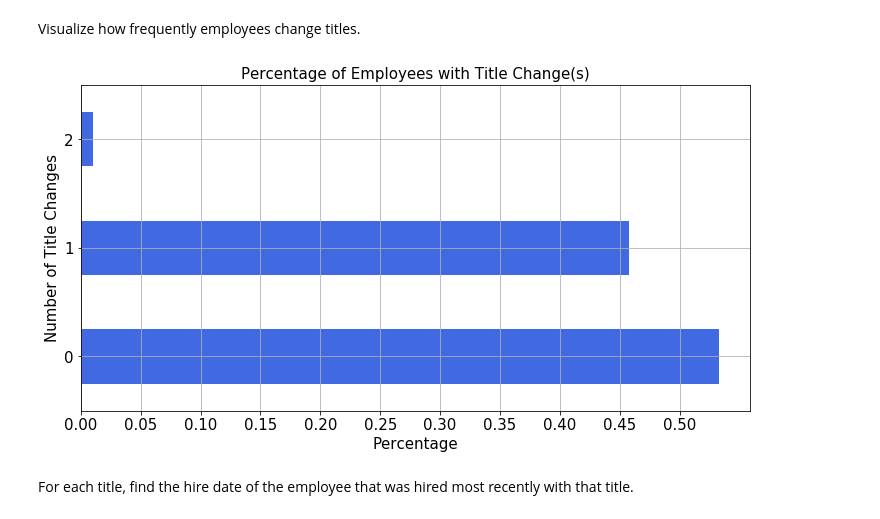
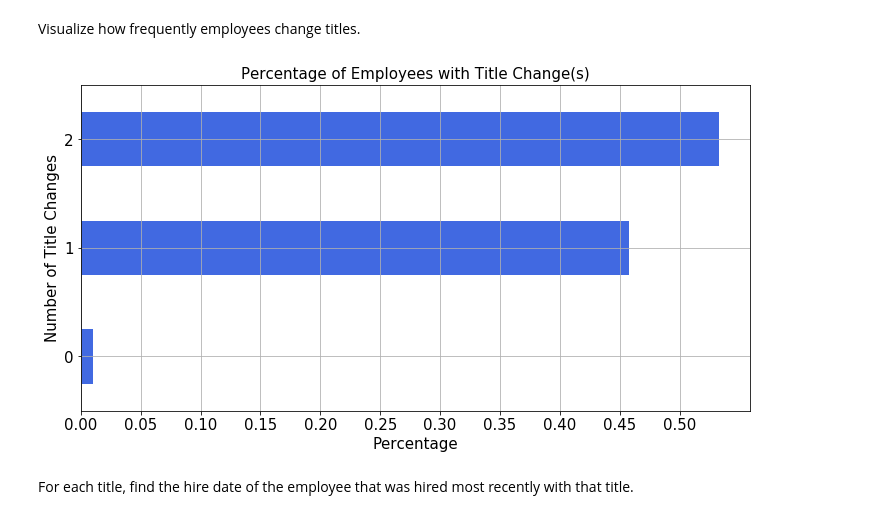
Before and after one commit to Promeos/numpy-pandas-visualization-exercises, a Jupyter notebook: advanced_dataframes.ipynb, the cells around one changed output. Drawn from its saved outputs; the diff is of its cells as text; code cells hidden in the pictures.

```diff
--- a/advanced_dataframes.ipynb
+++ b/advanced_dataframes.ipynb
@@ -424,26 +460,37 @@ df_emp_titles.head()
 # %% [markdown]
 Visualize how frequently employees change titles.
 # %%
-emp_title_change_freq = df_emp_titles.groupby(by='emp_no').title.count().value_counts(normalize=True)
+# Using the merged dataframe between employees and titles, I group the data by employee
+# number. I access the group by object using the `title` attribute to find the number
+# Of titles EACH employee has had. Using `.value_counts` method
+# I normalize the data and sort the values least to greatest.
+
+emp_title_change_freq = df_emp_titles.groupby(
+    by='emp_no').title.count().value_counts(normalize=True, ascending=True)
+
 
 plt.figure(figsize=(12, 6))
+
+# create a horizontal bar chart. I assign the chart to a variable so I can change
+# the tick labels using `.set_yticklabels` below.
 g = emp_title_change_freq.plot.barh(color='Royalblue')
 
+# Clean the graph add labels.
 plt.title('Percentage of Employees with Title Change(s)',
           fontsize=15)
 
 plt.xlabel('Percentage', fontsize=15)
 plt.xticks(np.arange(0, .55, .05))
 plt.ylabel('Number of Title Changes', fontsize=15)
 plt.yticks()
 plt.tick_params(labelsize=15)
 
 # Thank you Faith! This makes way more sense.
 g.set_yticklabels([0, 1, 2])
 
 plt.grid();
 # %% [output]
-[figure, old version]
+[figure, new version]
 # %% [markdown]
 For each title, find the hire date of the employee that was hired most recently with that title.
 # %%
```
Also changed, not shown: parts of 48 cells of this notebook.
